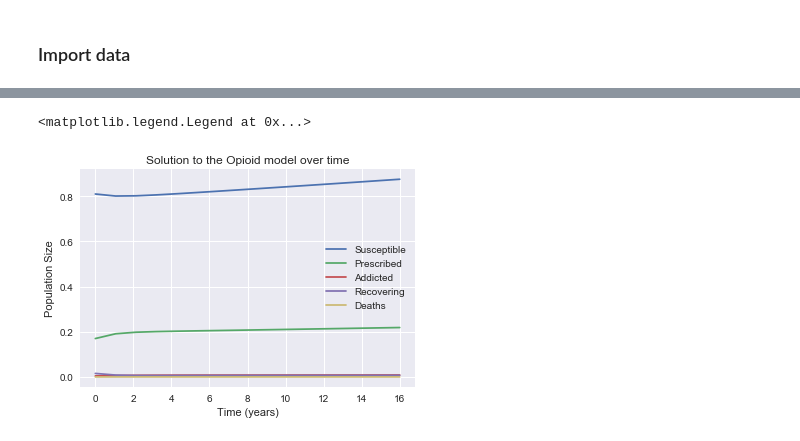
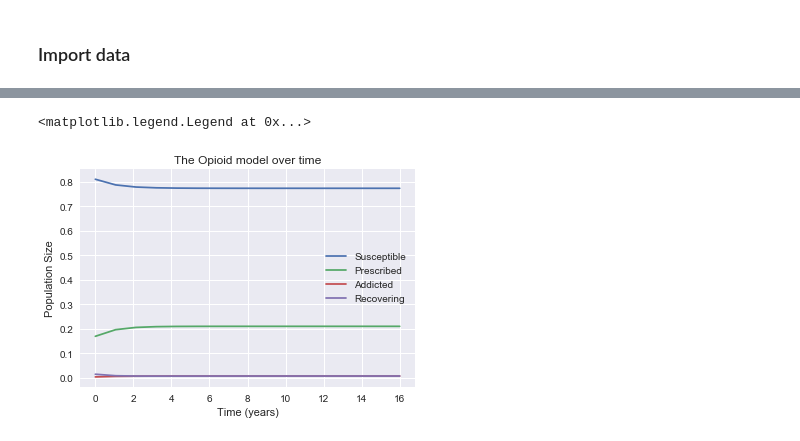
Before and after one commit to lauraware/am205project, a Jupyter notebook: Fitting_2.ipynb, the cells around one changed output, grey strips where cells are left out. Cells and saved outputs as stored; diff of their text form; code cells hidden in the pictures.

```diff
--- a/Fitting_2.ipynb
+++ b/Fitting_2.ipynb
@@ -91,5 +136,8 @@ def opioid_ours(state, t, alpha, beta_1, beta_2, gamma, zeta, delta, sigma, epsi
     return [S_prime, P_prime, A_prime, R_prime]
 # %%
+def relative_error(actual, approx):
+    return np.abs((actual - approx) / actual)
+
 def integrated_model(params):
 
     state0 = SPAR0
@@ -98,18 +146,16 @@ def integrated_model(params):
     alpha, beta_1, beta_2, gamma, zeta, delta, sigma, epsilon = params
 
     numerical_sol = sp.integrate.odeint(opioid_ours, state0, t,
-                                        args=(alpha, beta_1, beta_2, gamma, zeta, delta, sigma, epsilon))
+                                        args=(epsilon, alpha, beta_1, beta_2, gamma, zeta, delta, mu, mu_star))
 
     opioid_deaths = numerical_sol[:,2] * (mu_star - mu)
     P = numerical_sol[:,1]
 
-    # calculate error
-    abs_errors = np.abs(actual - np.vstack([opioid_deaths, P]).T)
+    deaths_error = relative_error(actual[:, 0], opioid_deaths)
+    prescribed_error = relative_error(actual[:, 1], P)
 
-    # Weight the values to put them on the same scale
-    abs_errors[:, 0] = abs_errors[:, 0] * 100
-
-    return np.sum(abs_errors)
+    # calculate total relative error
+    return np.sum(deaths_error) + np.sum(prescribed_error)
 # %%
 # parameters
 epsilon = 0.74 # Prescribed to Susceptible rate
@@ -127,28 +173,35 @@ zeta = 0.7 # rate of A entry into rehab. could be 0-1
 # real world data
 actual = df[["opioid_death_rate", "prescribed_population_percent"]].values
 
+# bounds for parameters being optimized
+bounds_reasonable = [(0, 0.5), (0.0001, 0.5), (0.0001, 0.5), (0.01, 0.6), (0, 1), (0,0.8), (0, 0.8), (0, 0.8)]
+bounds_zeroone = [(0, 1), (0, 1), (0, 1), (0, 1), (0, 1), (0, 1), (0, 1), (0, 1)]
 
-# Try first with actual parameters
+# Bounds we'll use
+bounds = bounds_reasonable
+
+# Try first with known realworld-ish parameters
 ret = sp.optimize.minimize(integrated_model,
                      (alpha, beta_1, beta_2, gamma, zeta, delta, sigma, epsilon),
-                     bounds=[(0,1), (0, 1), (0, 1), (0,1), (0, 1), (0,1), (0,1), (0, 1)],
+                     bounds=bounds,
                      method="TNC",
-                     options={"maxiter": 2000}
+                     options={"maxiter": 4000}
                      )
 
 
 best_fit = ret
 
 # Do multistarts
-for i in range(100):
+for i in range(10):
 
-    params0 = np.random.rand(8)
+    #params0 = np.random.rand(8)
+    params0 = np.array([np.random.uniform(low=bound[0], high=bound[1]) for bound in bounds])
 
     ret = sp.optimize.minimize(integrated_model,
                      params0,
-                     bounds=[(0,1), (0, 1), (0, 1), (0,1), (0, 1), (0,1), (0,1), (0, 1)],
+                     bounds=bounds,
                      method="TNC",
-                     options={"maxiter": 2000}
+                     options={"maxiter": 4000}
                      )
 
     if ret.fun < best_fit.fun:
@@ -171,8 +238,10 @@ best_fit
 # %%
+t = np.linspace(0, 16, 16)
+
 alpha, beta_1, beta_2, gamma, zeta, delta, sigma, epsilon = ret.x
 
 numerical_sol = sp.integrate.odeint(opioid_ours, SPAR0, t,
-                                    args=(alpha, beta_1, beta_2, gamma, zeta, delta, sigma, epsilon)
+                                    args=(epsilon, alpha, beta_1, beta_2, gamma, zeta, delta, mu, mu_star)
                                    )
 
 S = numerical_sol[:,0]
@@ -198,13 +283,13 @@ plt.legend()
 # %%
 plt.plot(t, S, label="Susceptible")
 plt.plot(t, P, label= "Prescribed")
 plt.plot(t, A, label= "Addicted")
 plt.plot(t, R, label= "Recovering")
-plt.plot(t, (mu_star-mu)*A, label="Deaths")
-plt.title("Solution to the Opioid model over time")
+#plt.plot(t, (mu_star-mu)*A, label="Deaths")
+plt.title("The Opioid model over time")
 plt.xlabel("Time (years)")
 plt.ylabel("Population Size")
 plt.legend()
 # %% [output]
 <matplotlib.legend.Legend at 0x...>
-[figure, old version]
+[figure, new version]
```
Also changed, not shown: parts of 10 cells of this notebook.
